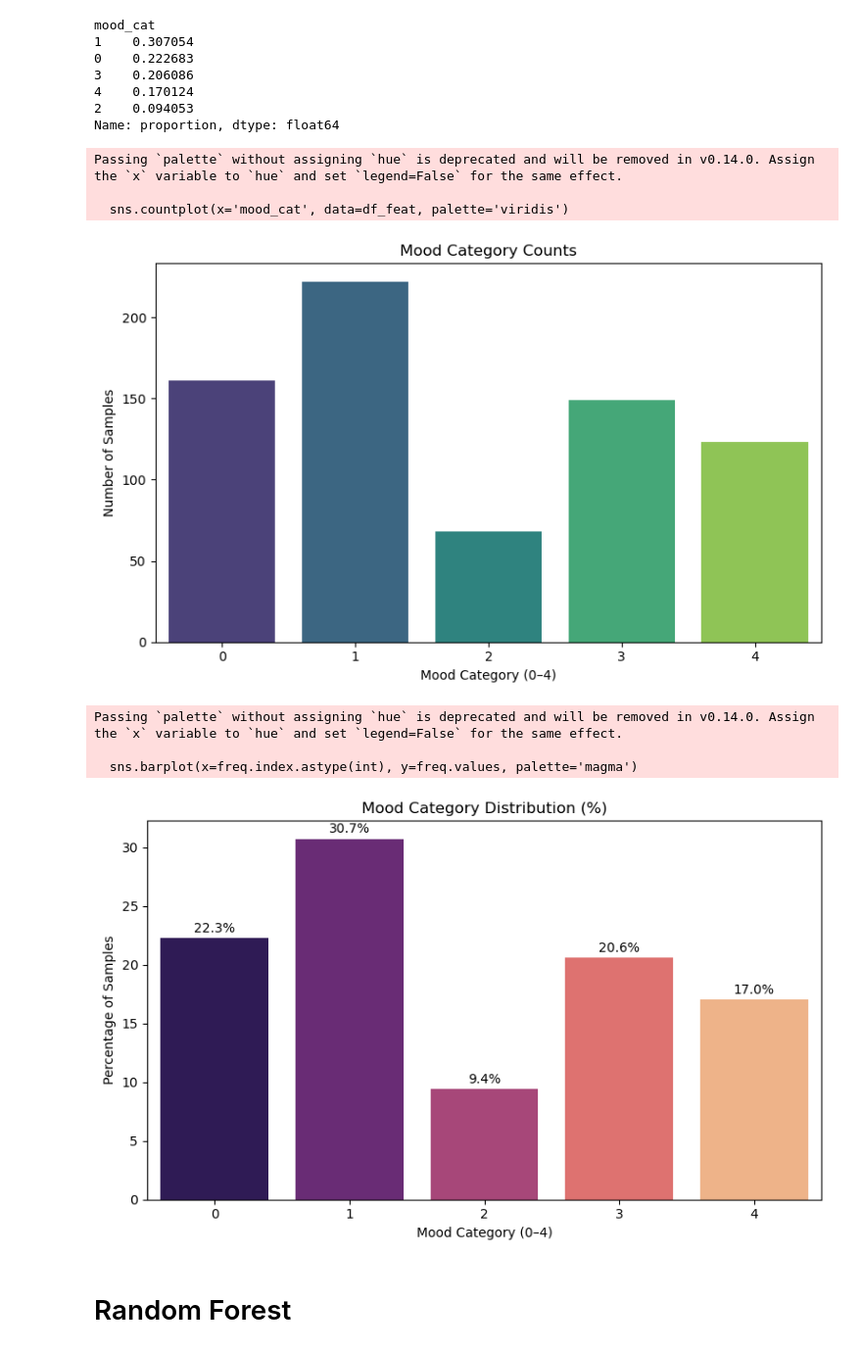
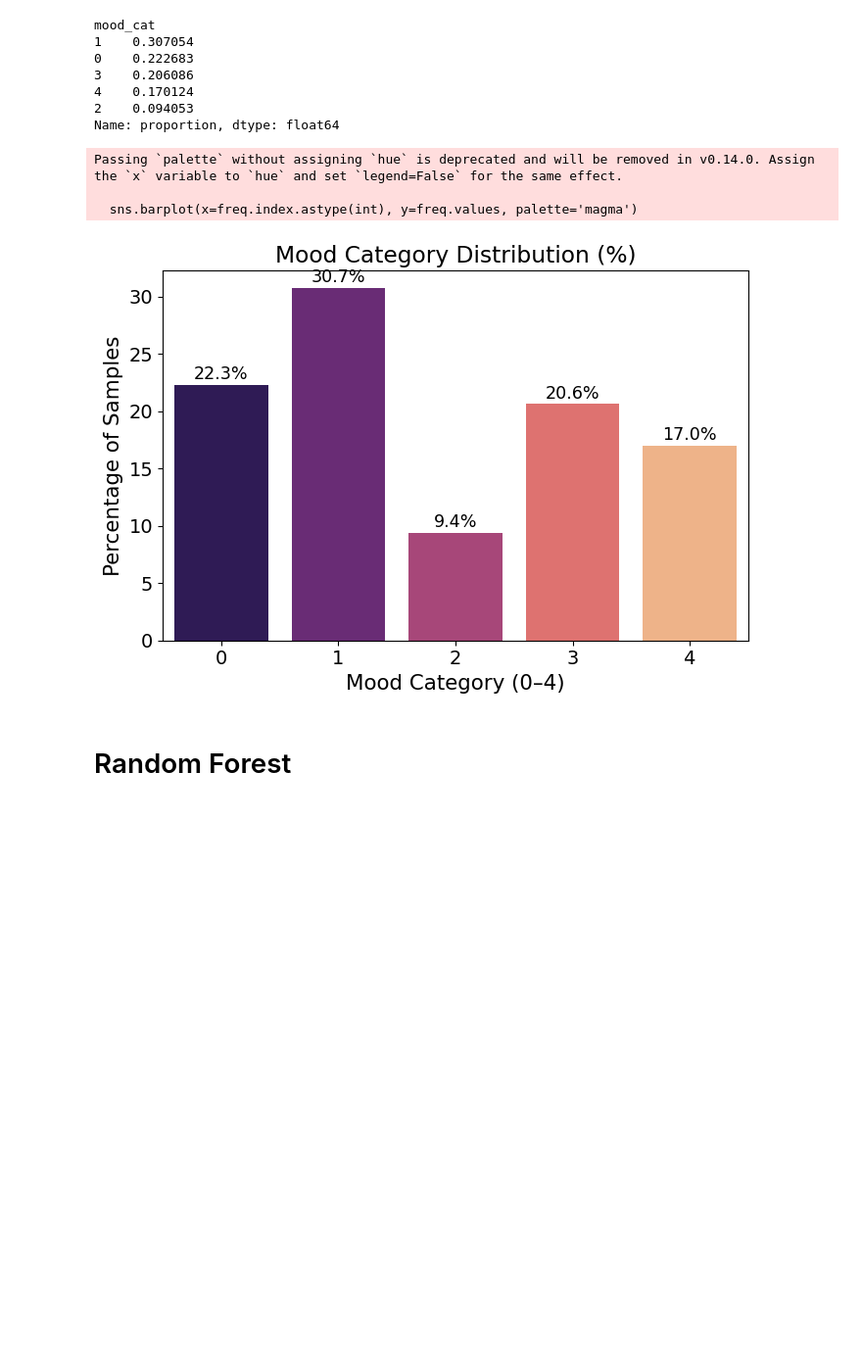
Before and after one commit to PietPjotr/DMT1, a Jupyter notebook: classification.ipynb, the cells around one changed output. Shown at 98% size. Cells and saved outputs as stored; diff of their text form; code cells hidden in the pictures; blank space fills up the shorter version.

Commit message:
variable tests

```diff
--- a/classification.ipynb
+++ b/classification.ipynb
@@ -73,35 +73,50 @@ X_test_scaled = scaler.transform(X_test)
 import matplotlib.pyplot as plt
 import seaborn as sns
 
-# 1) Raw counts
-plt.figure(figsize=(8,5))
-sns.countplot(x='mood_cat', data=df_feat, palette='viridis')
-plt.title('Mood Category Counts')
-plt.xlabel('Mood Category (0–4)')
-plt.ylabel('Number of Samples')
-plt.tight_layout()
-plt.show()
+def func():
+    # Scaling factor for text
+    scale = 1.4  # Adjust this value to scale all text elements
 
-# 2) Relative frequencies
-freq = df_feat['mood_cat'].value_counts(normalize=True).sort_index() * 100
-plt.figure(figsize=(8,5))
-sns.barplot(x=freq.index.astype(int), y=freq.values, palette='magma')
-plt.title('Mood Category Distribution (%)')
-plt.xlabel('Mood Category (0–4)')
-plt.ylabel('Percentage of Samples')
-for i, v in enumerate(freq.values):
-    plt.text(i, v+0.5, f"{v:.1f}%", ha='center')
-plt.tight_layout()
-plt.show()
+    # Set global font sizes using the scaling factor
+    plt.rcParams.update({
+        'font.size': 10 * scale,
+        'axes.titlesize': 12 * scale,
+        'axes.labelsize': 11 * scale,
+        'xtick.labelsize': 10 * scale,
+        'ytick.labelsize': 10 * scale,
+        'legend.fontsize': 10 * scale,
+        'figure.titlesize': 13 * scale
+    })
+
+    # 1) Raw counts
+    plt.figure(figsize=(7, 5))
+    sns.countplot(x='mood_cat', data=df_feat, palette='viridis')
+    plt.title('Mood Category Counts')
+    plt.xlabel('Mood Category (0–4)')
+    plt.ylabel('Number of Samples')
+    plt.tight_layout()
+    plt.savefig('mood_category_counts.pdf', format='pdf', bbox_inches='tight')
+    plt.show()
+
+    # 2) Relative frequencies
+    freq = df_feat['mood_cat'].value_counts(normalize=True).sort_index() * 100
+    plt.figure(figsize=(7, 5))
+    sns.barplot(x=freq.index.astype(int), y=freq.values, palette='magma')
+    plt.title('Mood Category Distribution (%)')
+    plt.xlabel('Mood Category (0–4)')
+    plt.ylabel('Percentage of Samples')
+    for i, v in enumerate(freq.values):
+        plt.text(i, v + 0.5, f"{v:.1f}%", ha='center', fontsize=9 * scale)
+    plt.tight_layout()
+    plt.savefig('mood_category_distribution.png', format='png', bbox_inches='tight')
+    plt.show()
-# %% [output]
-Passing `palette` without assigning `hue` is deprecated and will be removed in v0.14.0. Assign the `x` variable to `hue` and set `legend=False` for the same effect.
-
-  sns.countplot(x='mood_cat', data=df_feat, palette='viridis')
-[figure, removed]
-Passing `palette` without assigning `hue` is deprecated and will be removed in v0.14.0. Assign the `x` variable to `hue` and set `legend=False` for the same effect.
-
-  sns.barplot(x=freq.index.astype(int), y=freq.values, palette='magma')
-[figure, removed]
+# %%
+func()
+# %% [output]
+Passing `palette` without assigning `hue` is deprecated and will be removed in v0.14.0. Assign the `x` variable to `hue` and set `legend=False` for the same effect.
+
+  sns.barplot(x=freq.index.astype(int), y=freq.values, palette='magma')
+[figure, added]
 # %% [markdown]
 # Random Forest
 # %%
```
Also changed, not shown: 2 other files.
